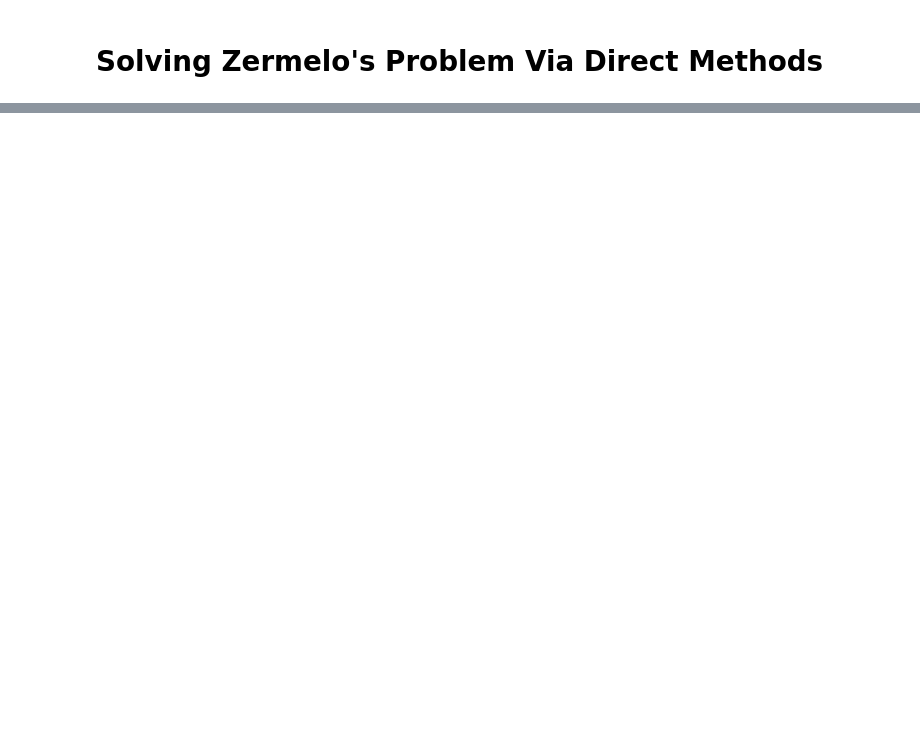
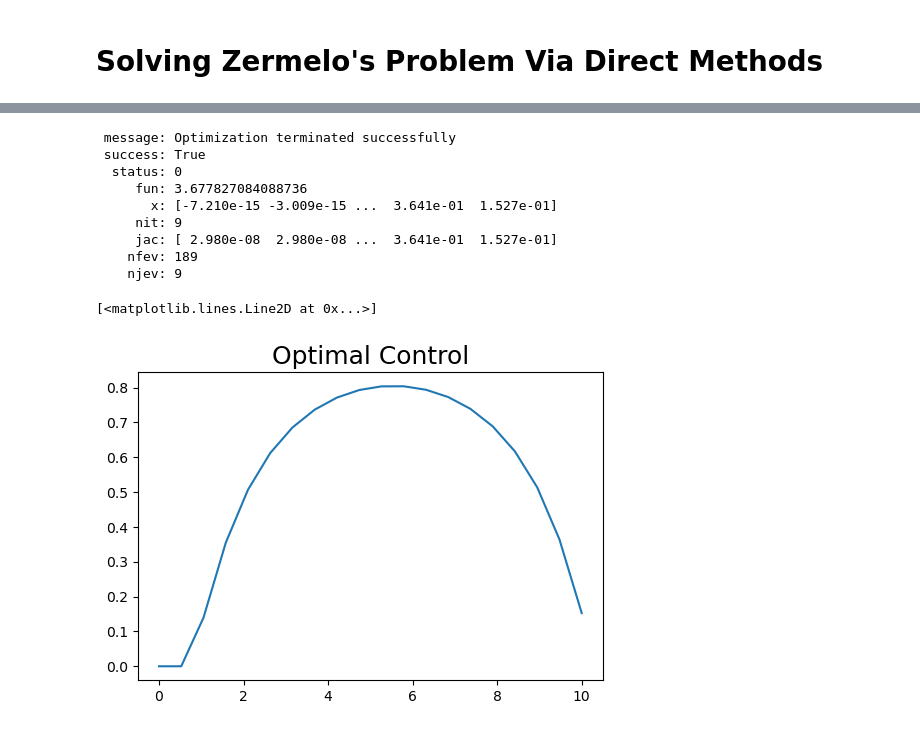
Before and after one commit to StanfordASL/pora-exercises, a Jupyter notebook: ch02/zermelos_problem.ipynb, the cells around one changed output, grey strips where cells are left out. Drawn from its saved outputs; the diff is of its cells as text; code cells hidden in the pictures; blank space fills up the shorter version.

```diff
--- a/ch02/zermelos_problem.ipynb
+++ b/ch02/zermelos_problem.ipynb
@@ -164,0 +203,19 @@ plt.show()
+# %%
+t_f = 10 # final time
+N = 20 # number of discretization steps
+u_opt = zermelo_direct_shooting(t_f, N, u_max=1.)
+plt.figure(figsize=(6, 4))
+plt.title("Optimal Control", fontsize=18)
+plt.plot(np.linspace(0, t_f, N), u_opt)
+# %% [output]
+ message: Optimization terminated successfully
+ success: True
+  status: 0
+     fun: 3.677827084088736
+       x: [-7.210e-15 -3.009e-15 ...  3.641e-01  1.527e-01]
+     nit: 9
+     jac: [ 2.980e-08  2.980e-08 ...  3.641e-01  1.527e-01]
+    nfev: 189
+    njev: 9
+[<matplotlib.lines.Line2D at 0x...>]
+[figure, added]
```
Also changed, not shown: parts of 16 cells of this notebook, 6 other files.
